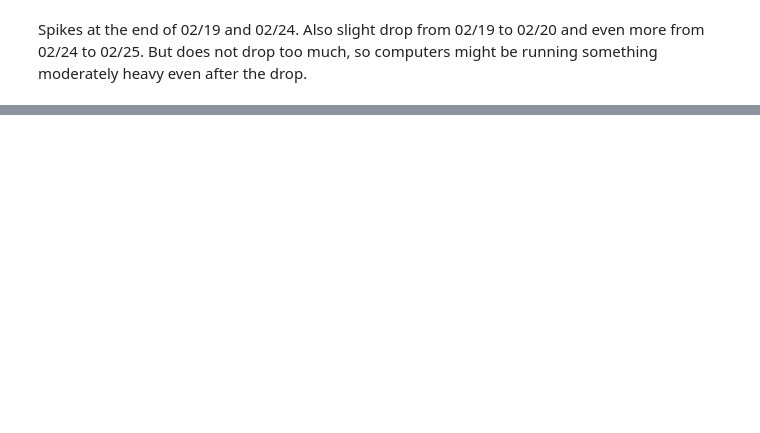
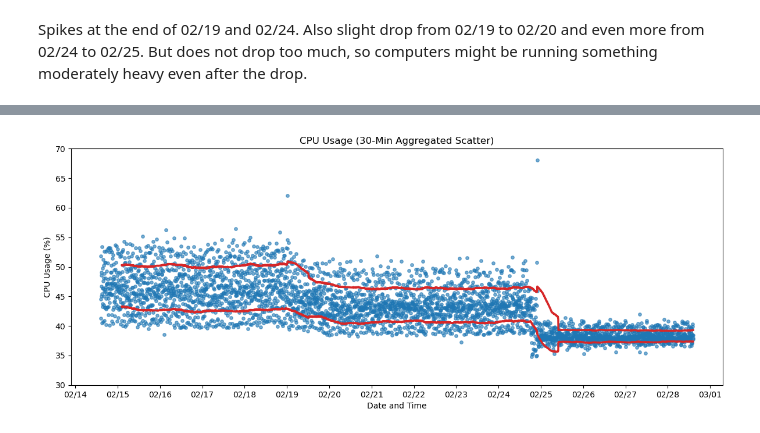
Before and after one commit to EdGabriel-Builds/CPUPrelimDataAnalysis, a Jupyter notebook: SmallData_09.30.2026/graphs.ipynb, the cells around one changed output, grey strips where cells are left out. Cells and saved outputs as stored; diff of their text form; code cells hidden in the pictures; blank space fills up the shorter version.

```diff
--- a/SmallData_09.30.2026/graphs.ipynb
+++ b/SmallData_09.30.2026/graphs.ipynb
@@ -83,0 +118,43 @@ plt.show()
+# %%
+fig1, ax1 = plt.subplots(figsize=(12, 5))
+
+# Use the grouped/floored timestamp column directly
+ax1.scatter(
+    df_flat["timestamp"],
+    df_flat["cpu_usage"],
+    color="tab:blue",
+    alpha=0.6,
+    s=15
+)
+
+df["lower1SD"] = df["12_hr_avg"] - (1 * df["12_hr_sd"])
+df["upper1SD"] = df["12_hr_avg"] + (1 * df["12_hr_sd"])
+
+ax1.plot(
+   df["timestamp"],
+   df["lower1SD"],
+   color="tab:red",
+   linewidth=2.5,
+   label="Unagg Rolling Avg"
+)
+
+ax1.plot(
+   df["timestamp"],
+   df["upper1SD"],
+   color="tab:red",
+   linewidth=2.5,
+   label="Unagg Rolling Avg"
+)
+
+ax1.set_title("CPU Usage (30-Min Aggregated Scatter)")
+ax1.set_xlabel("Date and Time")
+ax1.set_ylabel("CPU Usage (%)")
+ax1.set_ylim(30, 70)
+
+ax1.xaxis.set_major_locator(mdates.DayLocator(interval=1))
+ax1.xaxis.set_major_formatter(mdates.DateFormatter('%m/%d'))
+
+plt.tight_layout()
+plt.show()
+# %% [output]
+[figure, added]
```
Also changed, not shown: parts of 5 cells of this notebook.
